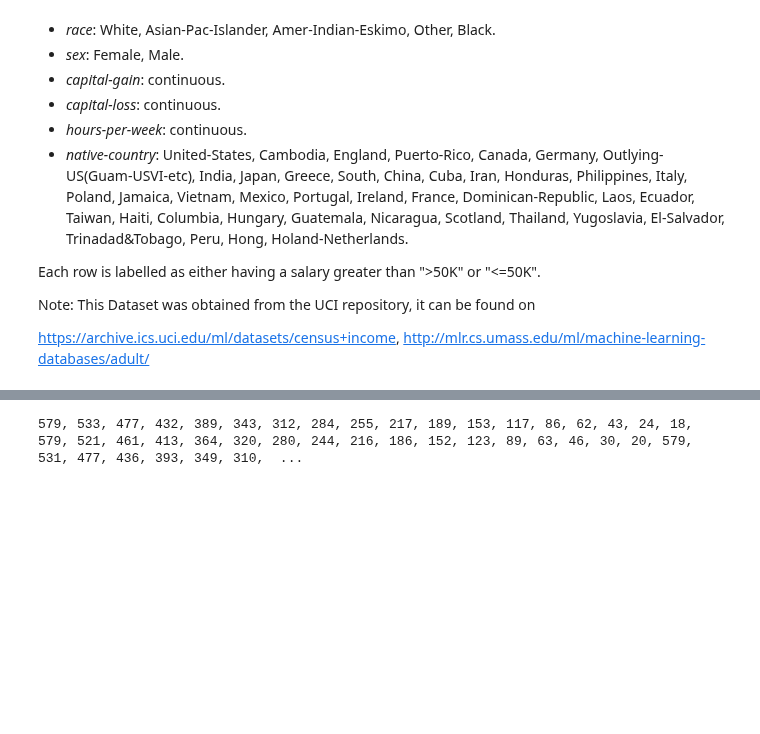
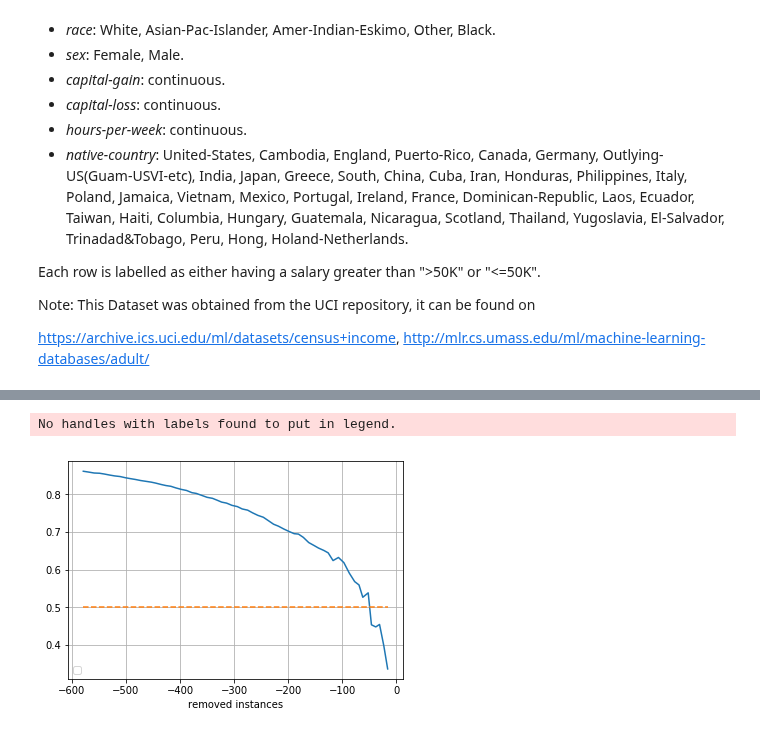
Before and after one commit to laksannathan/maximal-representative-sampling, a Jupyter notebook: src/MRS.ipynb, the cells around one changed output, grey strips where cells are left out. Cells and saved outputs as stored; diff of their text form; code cells hidden in the pictures; blank space fills up the shorter version.

```diff
--- a/src/MRS.ipynb
+++ b/src/MRS.ipynb
@@ -245,9 +241,9 @@ gbs['label'] = 1
 cols = ['Geschlecht', 'Geburtsjahr', 'Nationalitaet', 'Geburtsland', 'Nettoeinkommen Selbst',
         'Nettoeinkommen Haushalt', 'Personen im Haushalt', 'Berufsgruppe',
        'Resilienz', 'Wahlteilnahme', 'Wahlabsicht', 'Hoechster Bildungsabschluss',
-       'Familienstand', 'Berufliche Ausbildung', 'Erwerbstaetigkeit']
+       'Familienstand', 'Erwerbstaetigkeit']
 
-de = 'Aktiv', 'Schlechter Schlaf', 'Leben genießen', 'Alles anstrengend'
+de = 'Aktiv', 'Schlechter Schlaf', 'Leben genießen', 'Alles anstrengend', 'Berufliche Ausbildung'
 
 scaler = StandardScaler()
 scaler.fit(pd.concat([gesis, gbs], sort = False)[cols].values)
@@ -269,0 +266,6 @@ Desinteresse Politiker
+# %%
+
+C = [0.001, 0.002, 0.005, 0.008, 0.01, 0.015, 0.02, 0.05, 0.1, 0.2, 0.3, 0.5, 0.7, 0.8, 0.9, 1]
+
+auc = MRS(nonrep=gbs, rep=gesis, columns=cols,
+          temperature=[0.15], ensemble_size=100, n_drop=10, limit=15, C=C, k=1)
@@ -270,18 +286,12 @@ Desinteresse Politiker
 # %%
-for C in [0.001, 0.1, 0.5, 1, 5, 10, 20]:
-    for T in [0.15]:
+plt.plot([a[0] for a in auc], [a[1] for a in auc])
+plt.plot([a[0] for a in auc], len(auc)*[0.5], linestyle='--')
+plt.xlabel("removed instances")
+plt.legend(loc='lower left')
 
-        auc = MRS(nonrep=gbs, rep=gesis, columns=cols,
-                  temperature=T, ensemble_size=10, n_drop=100, limit=10, C=C)
-
-        plt.plot([a[0] for a in auc], [a[1] for a in auc],
-                 label='C=' + str(C) + ", T=" + str(T))
-        plt.plot([a[0] for a in auc], len(auc)*[0.5], linestyle='--')
-        plt.xlabel("removed instances")
-        plt.legend(loc='lower left')
-        plt.grid()
-
-plt.figure(figsize=(12, 8), dpi=240, facecolor='w', edgecolor='k')
+plt.grid()
+plt.savefig('GBS-GESIS__2.png')
 plt.show()
 # %% [output]
-579, 533, 477, 432, 389, 343, 312, 284, 255, 217, 189, 153, 117, 86, 62, 43, 24, 18, 579, 521, 461, 413, 364, 320, 280, 244, 216, 186, 152, 123, 89, 63, 46, 30, 20, 579, 531, 477, 436, 393, 349, 310,  ...
+No handles with labels found to put in legend.
+[figure, added]
```
Also changed, not shown: parts of 5 cells of this notebook, 3 other files.
